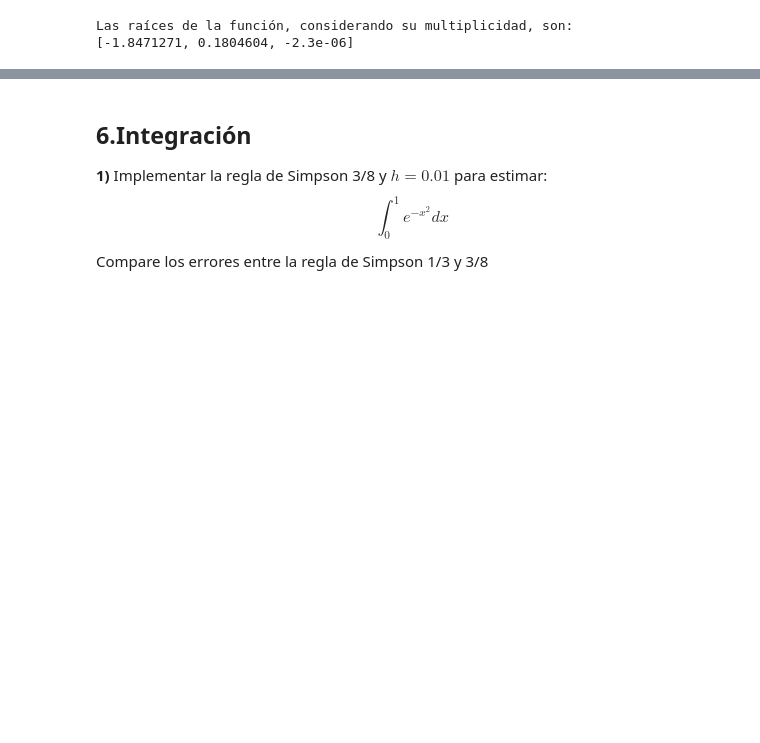
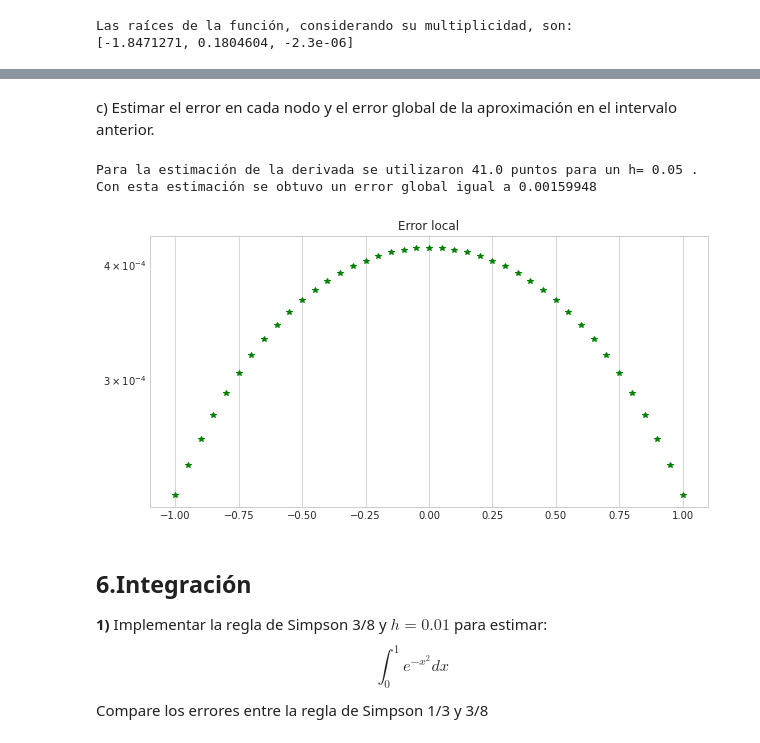
Before and after one commit to PachoDp13/Metodos_Computacionales, a Jupyter notebook: Talleres/Taller 1.ipynb, the cells around one changed output, grey strips where cells are left out. Drawn from its saved outputs; the diff is of its cells as text; code cells hidden in the pictures; blank space fills up the shorter version.

```diff
--- a/Talleres/Taller 1.ipynb
+++ b/Talleres/Taller 1.ipynb
@@ -457,3 +528,21 @@ Para el siguiente punto,el códico en C++ se encuentra en un archivo .cpp en la
+# %% [markdown]
+c) Estimar el error en cada nodo y el error global de la aproximación en el intervalo anterior.
+# %%
+plt.figure(figsize=(10,5))
+plt.plot(X,Error,'g*',label='Central Derivative' )
+plt.title('Error local')
+plt.yscale('log')
+
+
+puntos = float(config[0])
+h = 2/(puntos-1)
+
+print("Para la estimación de la derivada se utilizaron "+str(puntos)+ " puntos para un h= " +str(h)+" ." )
+print("Con esta estimación se obtuvo un error global igual a "+config[2] )
+# %% [output]
+Para la estimación de la derivada se utilizaron 41.0 puntos para un h= 0.05 .
+Con esta estimación se obtuvo un error global igual a 0.00159948
+[figure, added]
 # %% [markdown]
 ## 6.Integración
 **1)**  Implementar la regla de Simpson 3/8 y $h = 0.01$ para estimar:
```
Also changed, not shown: parts of 9 cells of this notebook.
